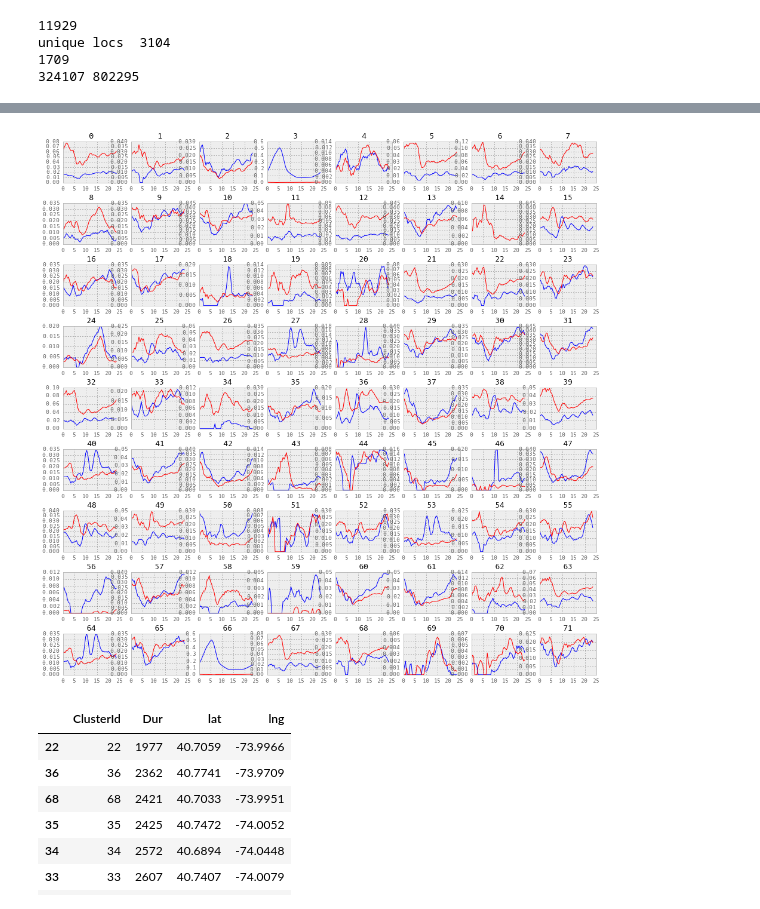
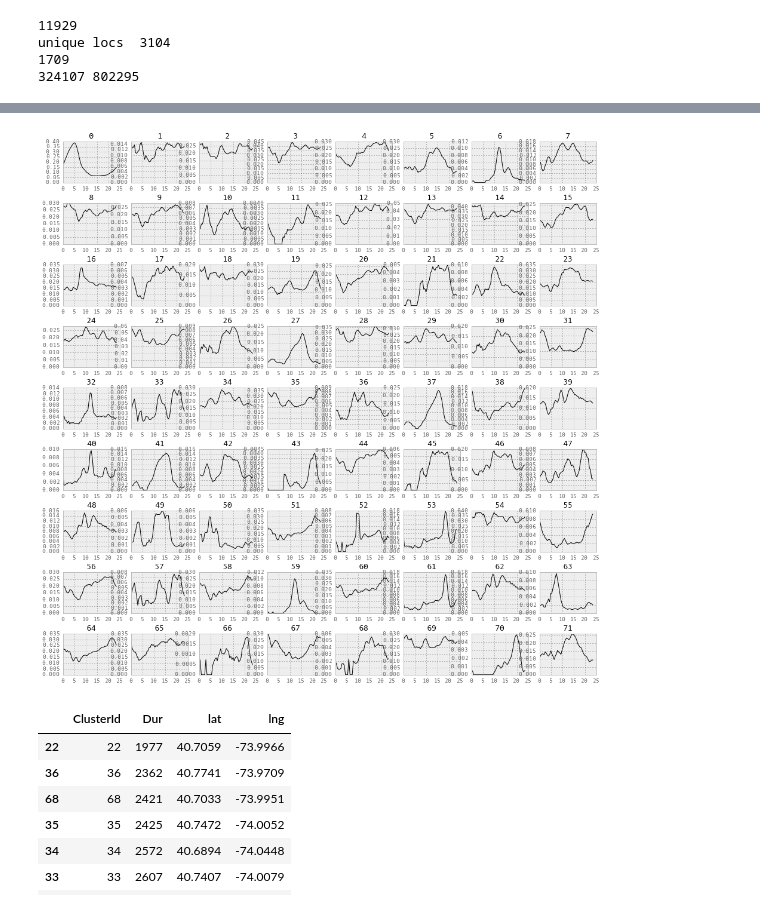
Before and after one commit to helenaxwang/AveNeue, a Jupyter notebook: analyze_flickr.py.ipynb, the cells around one changed output, grey strips where cells are left out. Drawn from its saved outputs; the diff is of its cells as text; code cells hidden in the pictures.

```diff
--- a/analyze_flickr.py.ipynb
+++ b/analyze_flickr.py.ipynb
@@ -400,8 +445,8 @@ for i,loc in zip(locidx,allLocs[0:8]):
 
     else:
         hour_loc = get_hour_mean(photos2,loc,normalize=normalize)/hour_all
-        hour_loc_nyc = get_hour_mean(photos_nyc,loc,normalize=normalize)/hour_all_nyc
-        hour_loc_nonyc = get_hour_mean(photos_nonyc,loc,normalize=normalize)/hour_all_nonyc
+        #hour_loc_nyc = get_hour_mean(photos_nyc,loc,normalize=normalize)/hour_all_nyc
+        #hour_loc_nonyc = get_hour_mean(photos_nonyc,loc,normalize=normalize)/hour_all_nonyc
 
         #favorites_loc = get_favcounts_sql(db, loc, radius=0.01)
         #favorites_loc['dayofweek'] = favorites_loc.index.dayofweek
@@ -420,8 +465,8 @@ for i,loc in zip(locidx,allLocs[0:8]):
 
     if smooth:
         hour_loc = movingaverage2(hour_loc,3)
-        hour_loc_nyc = movingaverage2(hour_loc_nyc,3)
-        hour_loc_nonyc = movingaverage2(hour_loc_nonyc,3)
+        #hour_loc_nyc = movingaverage2(hour_loc_nyc,3)
+        #hour_loc_nonyc = movingaverage2(hour_loc_nonyc,3)
         #favorites_loc = movingaverage2(favorites_loc,3)
         #favorites_loc_weekday = movingaverage2(favorites_loc_weekday,3)
         #favorites_loc_weekend = movingaverage2(favorites_loc_weekend,3)
@@ -430,8 +475,8 @@ for i,loc in zip(locidx,allLocs[0:8]):
         #hour_loc_weekend = movingaverage2(hour_loc_weekend,3)
 
     plt.plot(time_axis,hour_loc,color,linewidth=2, label=allLocNames[i])
-    plt.plot(time_axis,hour_loc_nyc,'r',linewidth=2)
-    plt.plot(time_axis,hour_loc_nonyc,'g',linewidth=2)
+    #plt.plot(time_axis,hour_loc_nyc,'r',linewidth=2)
+    #plt.plot(time_axis,hour_loc_nonyc,'g',linewidth=2)
     #plt.plot(time_axis,favorites_loc,color,linewidth=2, label=allLocNames[i])
     #plt.plot(time_axis,favorites_loc_weekday,'r',linewidth=2)
     #plt.plot(time_axis,favorites_loc_weekend,'g',linewidth=2)
@@ -642,0 +677,19 @@ unique locs  3104
+# %%
+import pymysql as mdb
+import pandas as pd
+import numpy as np
+import matplotlib.pyplot as plt
+db = mdb.connect('localhost', 'root', '', 'insight')
+with db:
+    cur = db.cursor(mdb.cursors.DictCursor)
+    cur.execute("SELECT * FROM flickr_clusters_nyc2")
+    scores =cur.fetchall()
+scores = pd.DataFrame(scores)
+time_axis = np.linspace(0,24,49)
+time_axis = time_axis[:-1]
+hour_keys = [str(x) for x in  np.linspace(0,24,49)]
+hour_keys = hour_keys[:-1]
+
+scores['nycscore'] = scores['nphotos_nyc']/scores['nphotos']
+scores2 = scores.sort('nycscore',ascending=False)
+scores2[['lat','lng','nycscore']].head(n=10)
@@ -643,42 +708,38 @@ unique locs  3104
 # %%
 # Look at the different time scores for the different locations saved in sql
-import pymysql as mdb
-import pandas as pd
-import numpy as np
-import matplotlib.pyplot as plt
-
 db = mdb.connect('localhost', 'root', '', 'insight')
 with db:
     cur = db.cursor(mdb.cursors.DictCursor)
     cur.execute("SELECT * FROM flickr_clusters_nyc2_nycusers")
     scores_nyc = cur.fetchall()
     cur.execute("SELECT * FROM flickr_clusters_nyc2_outusers")
     scores_out = cur.fetchall()
     cur.execute("SELECT * FROM flickr_clusters_nyc2")
     scores =cur.fetchall()
 
 scores_nyc = pd.DataFrame(scores_nyc)
 scores_out = pd.DataFrame(scores_out)
 scores = pd.DataFrame(scores)
-
+scores = scores.sort('nphotos',ascending=False)
 time_axis = np.linspace(0,24,49)
 time_axis = time_axis[:-1]
 
 hour_keys = [str(x) for x in  np.linspace(0,24,49)]
 hour_keys = hour_keys[:-1]
 
 fig = plt.figure(figsize=(16,16))
-for i in range(72):
+for i in range(72):#scores.shape[0]
     ax = fig.add_subplot(9,8,i+1)
-    plt.plot(time_axis, scores_nyc.ix[i][hour_keys],'b')
-    plt.plot(time_axis, scores_out.ix[i][hour_keys],'r')
+    #plt.plot(time_axis, scores_nyc.ix[i][hour_keys],'b')
+    #plt.plot(time_axis, scores_out.ix[i][hour_keys],'r')
+    plt.plot(time_axis, scores.ix[i][hour_keys],'k')
     plt.ylim(ymin=0)
     plt.title('%d'%i)
     #print '%s: %s,%s'%(i, scores['lat'][i], scores['lng'][i])
 #fig.set_size_inches(16,16)
 #plt.savefig('time_score.png',dpi=100)
 # %% [output]
-[figure, old version]
+[figure, new version]
 # %%
 with db:
     cur = db.cursor(mdb.cursors.DictCursor)
```
Also changed, not shown: parts of 9 cells of this notebook, 5 other files.
